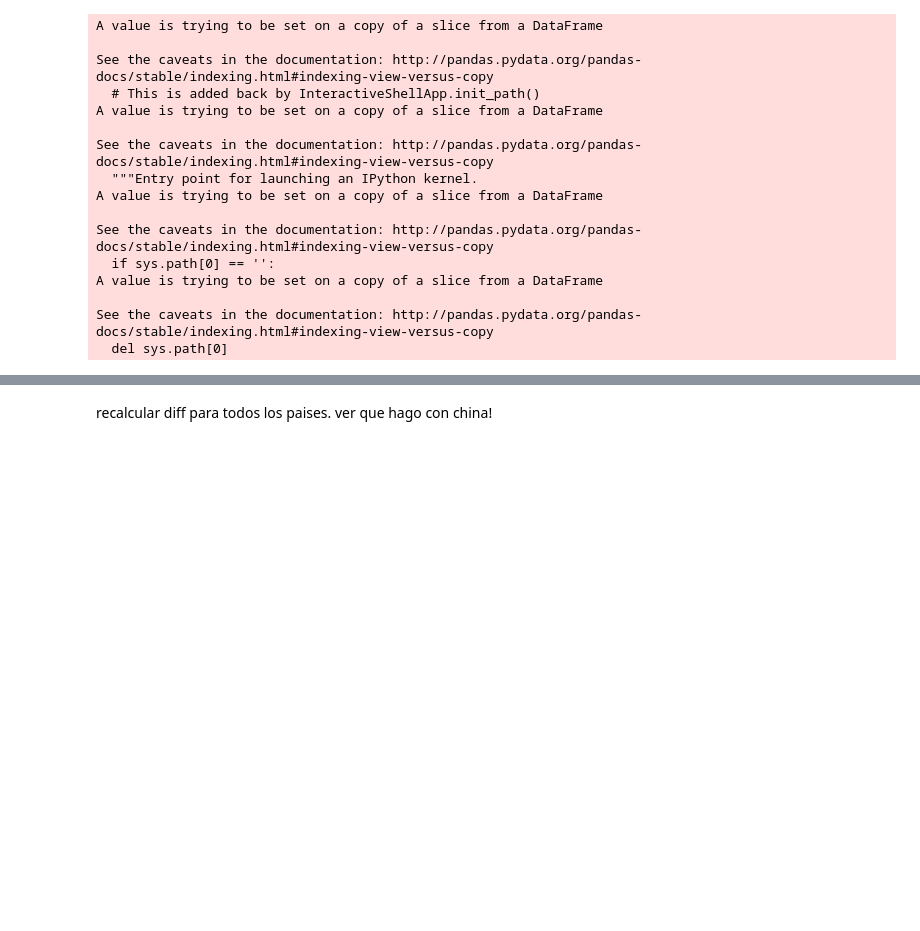
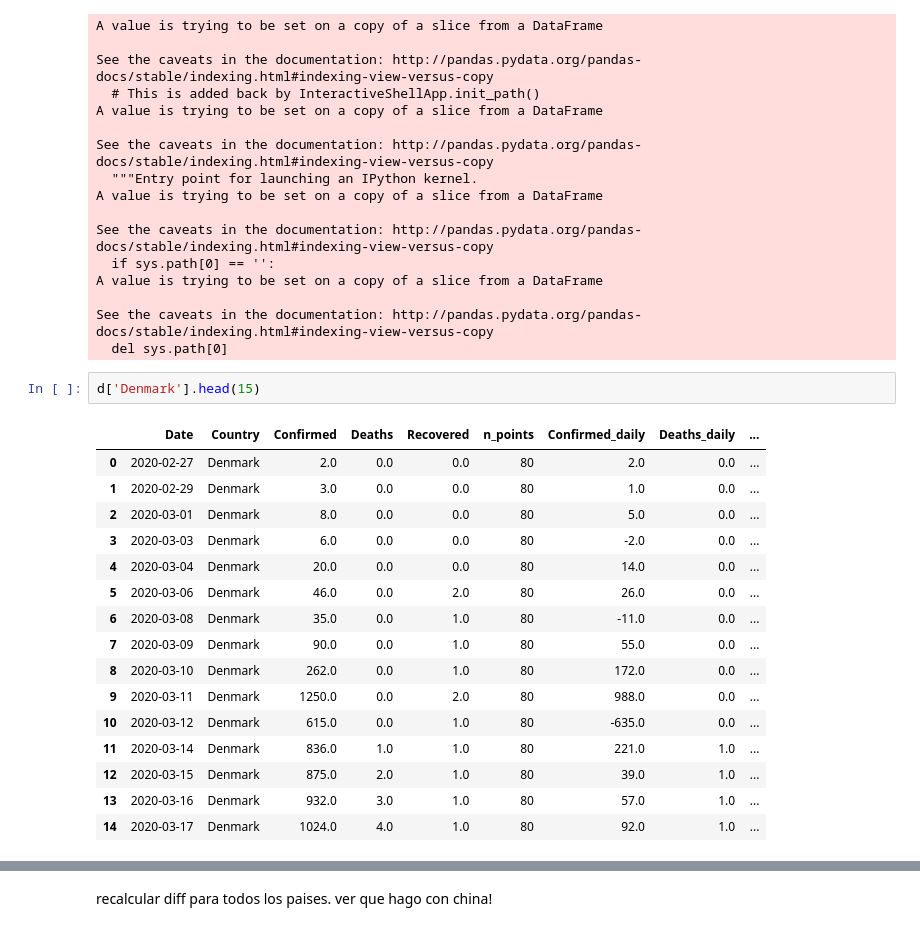
Before and after one commit to cnegrelli/COVID_19, a Jupyter notebook: csse_covid_19_data/csse_covid_19_daily_reports/COVID-19.ipynb, the cells around one changed output, grey strips where cells are left out. Cells and saved outputs as stored; diff of their text form; blank space fills up the shorter version.

Commit message:
Daily cases cleaned for countries starting with D

```diff
--- a/csse_covid_19_data/csse_covid_19_daily_reports/COVID-19.ipynb
+++ b/csse_covid_19_data/csse_covid_19_daily_reports/COVID-19.ipynb
@@ -1740,3 +1740,22 @@ A value is trying to be set on a copy of a slice from a DataFrame
 
 See the caveats in the documentation: http://pandas.pydata.org/pandas-docs/stable/indexing.html#indexing-view-versus-copy
   del sys.path[0]
+# %%
+d['Denmark'].head(15)
+# %% [output]
+|  | Date | Country | Confirmed | Deaths | Recovered | n_points | Confirmed_daily | Deaths_daily | ... |
+| 0 | 2020-02-27 | Denmark | 2.0 | 0.0 | 0.0 | 80 | 2.0 | 0.0 | ... |
+| 1 | 2020-02-29 | Denmark | 3.0 | 0.0 | 0.0 | 80 | 1.0 | 0.0 | ... |
+| 2 | 2020-03-01 | Denmark | 8.0 | 0.0 | 0.0 | 80 | 5.0 | 0.0 | ... |
+| 3 | 2020-03-03 | Denmark | 6.0 | 0.0 | 0.0 | 80 | -2.0 | 0.0 | ... |
+| 4 | 2020-03-04 | Denmark | 20.0 | 0.0 | 0.0 | 80 | 14.0 | 0.0 | ... |
+| 5 | 2020-03-06 | Denmark | 46.0 | 0.0 | 2.0 | 80 | 26.0 | 0.0 | ... |
+| 6 | 2020-03-08 | Denmark | 35.0 | 0.0 | 1.0 | 80 | -11.0 | 0.0 | ... |
+| 7 | 2020-03-09 | Denmark | 90.0 | 0.0 | 1.0 | 80 | 55.0 | 0.0 | ... |
+| 8 | 2020-03-10 | Denmark | 262.0 | 0.0 | 1.0 | 80 | 172.0 | 0.0 | ... |
+| 9 | 2020-03-11 | Denmark | 1250.0 | 0.0 | 2.0 | 80 | 988.0 | 0.0 | ... |
+| 10 | 2020-03-12 | Denmark | 615.0 | 0.0 | 1.0 | 80 | -635.0 | 0.0 | ... |
+| 11 | 2020-03-14 | Denmark | 836.0 | 1.0 | 1.0 | 80 | 221.0 | 1.0 | ... |
+| 12 | 2020-03-15 | Denmark | 875.0 | 2.0 | 1.0 | 80 | 39.0 | 1.0 | ... |
+| 13 | 2020-03-16 | Denmark | 932.0 | 3.0 | 1.0 | 80 | 57.0 | 1.0 | ... |
+| 14 | 2020-03-17 | Denmark | 1024.0 | 4.0 | 1.0 | 80 | 92.0 | 1.0 | ... |
```
Also changed, not shown: parts of 5 cells of this notebook.
